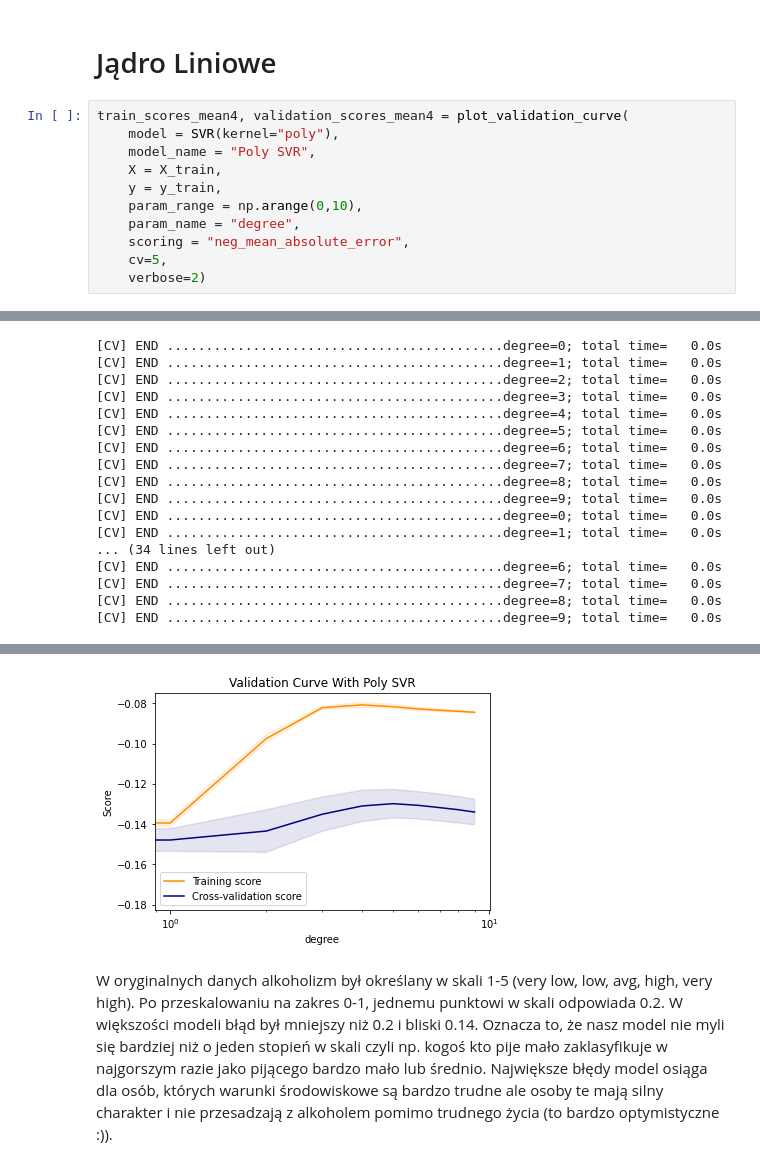
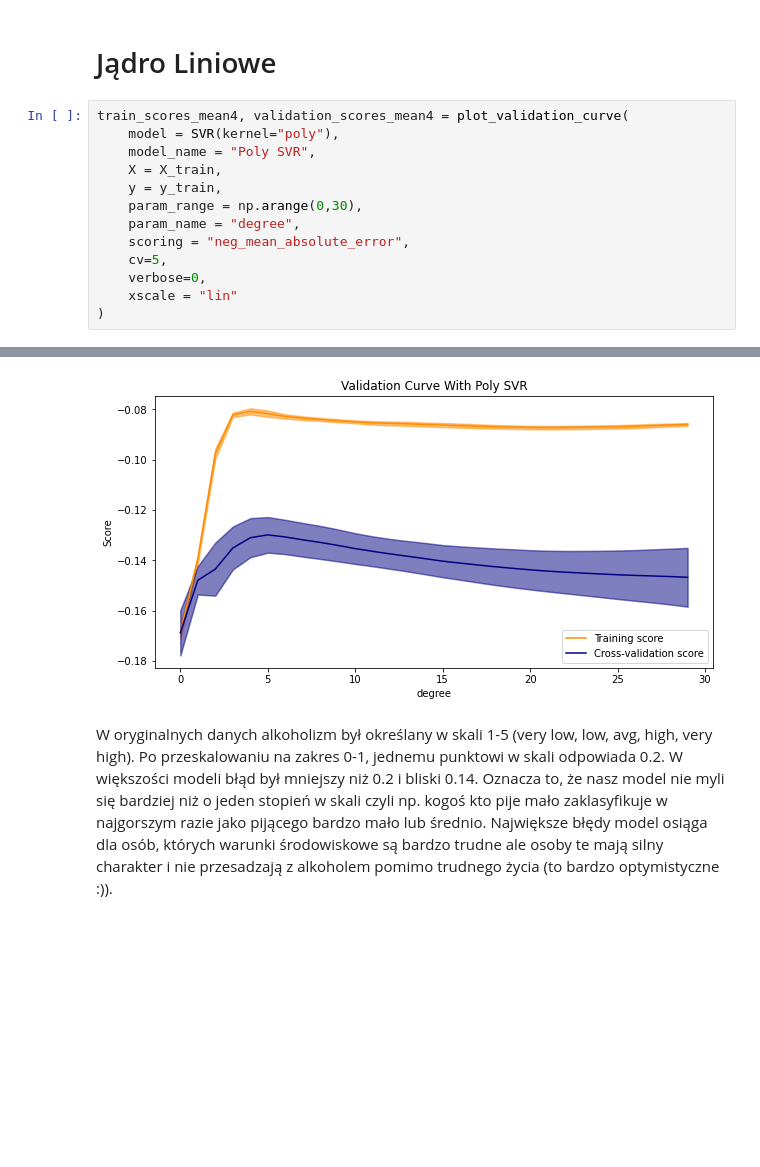
Before and after one commit to matlaczj/Predictive-Modeling-for-Student-Alcohol-Consumption, a Jupyter notebook: Projekt/projekt.ipynb, the cells around one changed output, grey strips where cells are left out. Saved outputs shown, nothing was run; the diff lists cells and outputs as text; blank space fills up the shorter version.

```diff
--- a/Projekt/projekt.ipynb
+++ b/Projekt/projekt.ipynb
@@ -146,9 +150,11 @@ train_scores_mean4, validation_scores_mean4 = plot_validation_curve(
     model_name = "Poly SVR",
     X = X_train,
     y = y_train,
-    param_range = np.arange(0,10),
+    param_range = np.arange(0,30),
     param_name = "degree",
     scoring = "neg_mean_absolute_error",
     cv=5,
-    verbose=2)
+    verbose=0,
+    xscale = "lin"
+)
 # %% [output]
@@ -157,17 +160,0 @@ train_scores_mean4, validation_scores_mean4 = plot_validation_curve(
-[CV] END ...........................................degree=0; total time=   0.0s
-[CV] END ...........................................degree=1; total time=   0.0s
-[CV] END ...........................................degree=2; total time=   0.0s
-[CV] END ...........................................degree=3; total time=   0.0s
-[CV] END ...........................................degree=4; total time=   0.0s
-[CV] END ...........................................degree=5; total time=   0.0s
-[CV] END ...........................................degree=6; total time=   0.0s
-[CV] END ...........................................degree=7; total time=   0.0s
-[CV] END ...........................................degree=8; total time=   0.0s
-[CV] END ...........................................degree=9; total time=   0.0s
-[CV] END ...........................................degree=0; total time=   0.0s
-[CV] END ...........................................degree=1; total time=   0.0s
-... (34 lines left out)
-[CV] END ...........................................degree=6; total time=   0.0s
-[CV] END ...........................................degree=7; total time=   0.0s
-[CV] END ...........................................degree=8; total time=   0.0s
-[CV] END ...........................................degree=9; total time=   0.0s
@@ -175,3 +161,3 @@ train_scores_mean4, validation_scores_mean4 = plot_validation_curve(
-[figure, old version]
+[figure, new version]
 # %% [markdown]
 W oryginalnych danych alkoholizm był określany w skali 1-5 (very low, low, avg, high, very high). Po przeskalowaniu na zakres 0-1, jednemu punktowi w skali odpowiada 0.2. W większości modeli błąd był mniejszy niż 0.2 i bliski 0.14. Oznacza to, że nasz model nie myli się bardziej niż o jeden stopień w skali czyli np. kogoś kto pije mało zaklasyfikuje w najgorszym razie jako pijącego bardzo mało lub średnio. Największe błędy model osiąga dla osób, których warunki środowiskowe są bardzo trudne ale osoby te mają silny charakter i nie przesadzają z alkoholem pomimo trudnego życia (to bardzo optymistyczne :)).
```
Also changed, not shown: parts of 5 cells of this notebook, 1 other file.
